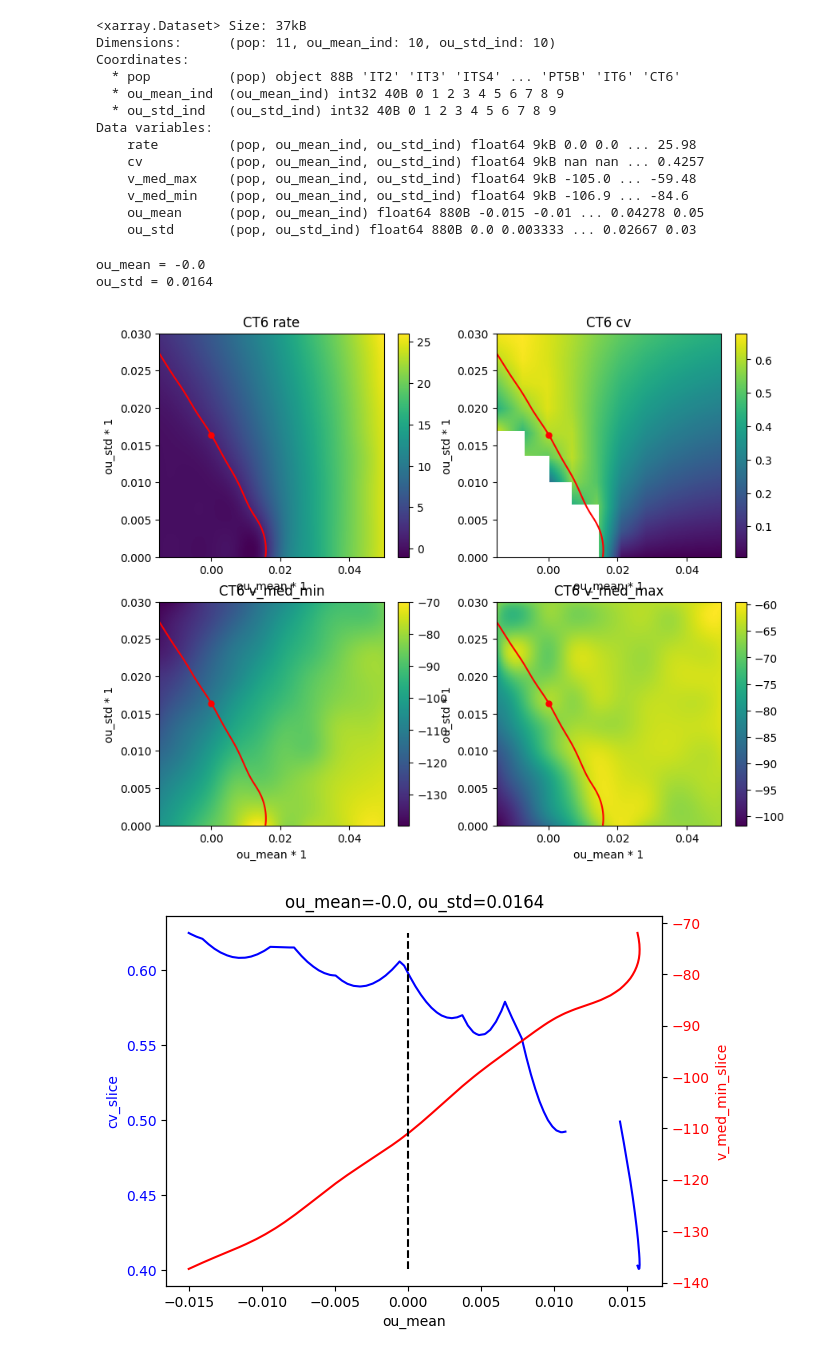
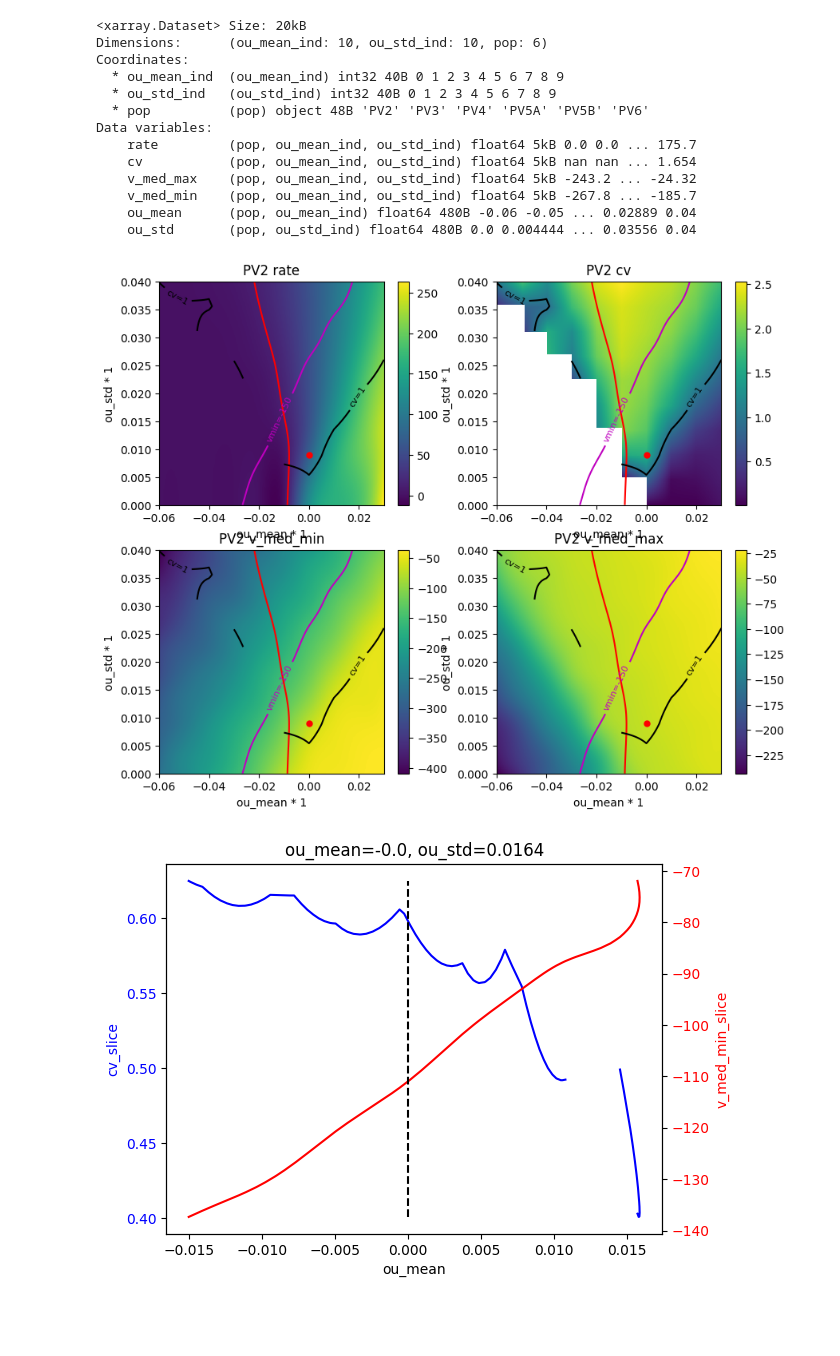
Before and after one commit to smcelroy97/A1, a Jupyter notebook: exp_configs/batch_i_ougrid_unconn_state1_nosub_wmult_0.1/explore_result.ipynb, the cells around one changed output. Saved outputs shown, nothing was run; the diff lists cells and outputs as text; code cells hidden in the pictures; blank space fills up the shorter version.

```diff
--- a/exp_configs/batch_i_ougrid_unconn_state1_nosub_wmult_0.1/explore_result.ipynb
+++ b/exp_configs/batch_i_ougrid_unconn_state1_nosub_wmult_0.1/explore_result.ipynb
@@ -16,7 +17,7 @@ dirpath_self = Path().resolve()
 dirpath_res_base = dirpath_root / 'exp_results'
 
 exp_group = dirpath_self.name
-exp_name = 'pyr'
+exp_name = 'pv'
 exp_name_sub = 'exp_ou_nmean_10_nstd_10'
 
 # Load batch result
@@ -26,27 +27,29 @@ fpath_res = dirpath_res / 'rates_cvs_all.nc'
 X = xr.load_dataset(fpath_res)
 X
 # %% [output]
-<xarray.Dataset> Size: 37kB
-Dimensions:      (pop: 11, ou_mean_ind: 10, ou_std_ind: 10)
+<xarray.Dataset> Size: 20kB
+Dimensions:      (ou_mean_ind: 10, ou_std_ind: 10, pop: 6)
 Coordinates:
-  * pop          (pop) object 88B 'IT2' 'IT3' 'ITS4' ... 'PT5B' 'IT6' 'CT6'
   * ou_mean_ind  (ou_mean_ind) int32 40B 0 1 2 3 4 5 6 7 8 9
   * ou_std_ind   (ou_std_ind) int32 40B 0 1 2 3 4 5 6 7 8 9
+  * pop          (pop) object 48B 'PV2' 'PV3' 'PV4' 'PV5A' 'PV5B' 'PV6'
 Data variables:
-    rate         (pop, ou_mean_ind, ou_std_ind) float64 9kB 0.0 0.0 ... 25.98
-    cv           (pop, ou_mean_ind, ou_std_ind) float64 9kB nan nan ... 0.4257
-    v_med_max    (pop, ou_mean_ind, ou_std_ind) float64 9kB -105.0 ... -59.48
-    v_med_min    (pop, ou_mean_ind, ou_std_ind) float64 9kB -106.9 ... -84.6
-    ou_mean      (pop, ou_mean_ind) float64 880B -0.015 -0.01 ... 0.04278 0.05
-    ou_std       (pop, ou_std_ind) float64 880B 0.0 0.003333 ... 0.02667 0.03
+    rate         (pop, ou_mean_ind, ou_std_ind) float64 5kB 0.0 0.0 ... 175.7
+    cv           (pop, ou_mean_ind, ou_std_ind) float64 5kB nan nan ... 1.654
+    v_med_max    (pop, ou_mean_ind, ou_std_ind) float64 5kB -243.2 ... -24.32
+    v_med_min    (pop, ou_mean_ind, ou_std_ind) float64 5kB -267.8 ... -185.7
+    ou_mean      (pop, ou_mean_ind) float64 480B -0.06 -0.05 ... 0.02889 0.04
+    ou_std       (pop, ou_std_ind) float64 480B 0.0 0.004444 ... 0.03556 0.04
 # %%
-pop = 'CT6'
+pop = 'PV2'
 
 # Load target rate
 fpath_target = dirpath_self / exp_name / 'target_state_1.csv'
 df = pd.read_csv(fpath_target)
 df = df.set_index('pop_name')
 r0 = df.loc[pop]['target_rate']
+
+#print(f'r0 = {r0}')
 
 vars = ['rate', 'cv', 'v_med_min', 'v_med_max']
 D = {}
@@ -60,45 +63,53 @@ for v in vars:
         ou_std=X['ou_std'].sel(pop=pop).values
     )
     D[v] = X_.T
 
 # Upsample data
 sz_new = 100
 ou_mean = D['rate'].ou_mean.values
 ou_std = D['rate'].ou_std.values
 ou_mean_new = np.linspace(ou_mean.min(), ou_mean.max(), sz_new)
 ou_std_new = np.linspace(ou_std.min(), ou_std.max(), sz_new)
 for v, X_ in D.items():
     try:
         D[v] = X_.interp(ou_mean=ou_mean_new, ou_std=ou_std_new, method='cubic')
     except:
         D[v] = X_.interp(ou_mean=ou_mean_new, ou_std=ou_std_new, method='linear')
 
 # Plot 2-d maps of r, cv, and v stats
 fig = plt.figure(figsize=(10,8))
 axes = []
 for n, (v, X_) in enumerate(D.items()):
     ax = plt.subplot(2, 2, n + 1)
     axes.append(ax)
     xr_utils.plot_xr(X_, show_ax_names=True)
     cc = xr_utils.plot_xr_contour(D['rate'], '', [r0], colors=['r'])
     xr_utils.plot_xr_contour(D['cv'], 'cv', [1], colors=['k'])
     xr_utils.plot_xr_contour(D['v_med_min'], 'vmin', [-150], colors=['m'])
     plt.title(f'{pop} {v}')
 
+
 # Selected point
-ou_mean_sel = -0.00
-c = cc.allsegs[0][0]
-ind = (np.abs(c[:, 0] - ou_mean_sel)).argmin()
-ou_std_sel = c[ind, 1]
-ou_std_sel = np.round(ou_std_sel, 4)
-print(f'ou_mean = {ou_mean_sel}')
-print(f'ou_std = {ou_std_sel}')
-for ax in axes:
-    ax.plot(ou_mean_sel, ou_std_sel, 'r.', markersize=10)
+ou_mean_sel = -0.0
+
+# Find and plot the selected point
+if True:
+    c = cc.allsegs[0][-1]
+    ind = (np.abs(c[:, 0] - ou_mean_sel)).argmin()
+    ou_std_sel = c[ind, 1]
+    ou_std_sel = np.round(ou_std_sel, 4)
+    #print(f'"ou_mean": {ou_mean_sel},')
+    #print(f'"ou_std": {ou_std_sel}')
+    for ax in axes:
+        ax.plot(ou_mean_sel, ou_std_sel, 'r.', markersize=10)
+
+# Print the metrics at the selected point
+cc = {'ou_mean': ou_mean_sel, 'ou_std': float(ou_std_sel)}
+for v, X_ in D.items():
+    x = X_.interp(**cc).values
+    #print(f'{v} = {x:.03f}')
 # %% [output]
-ou_mean = -0.0
-ou_std = 0.0164
-[figure, old version]
+[figure, new version]
 # %%
 # Extract slice along the target rate contour for each var
 Ds = {}
```
Also changed, not shown: parts of 8 cells of this notebook, 2 other files.
